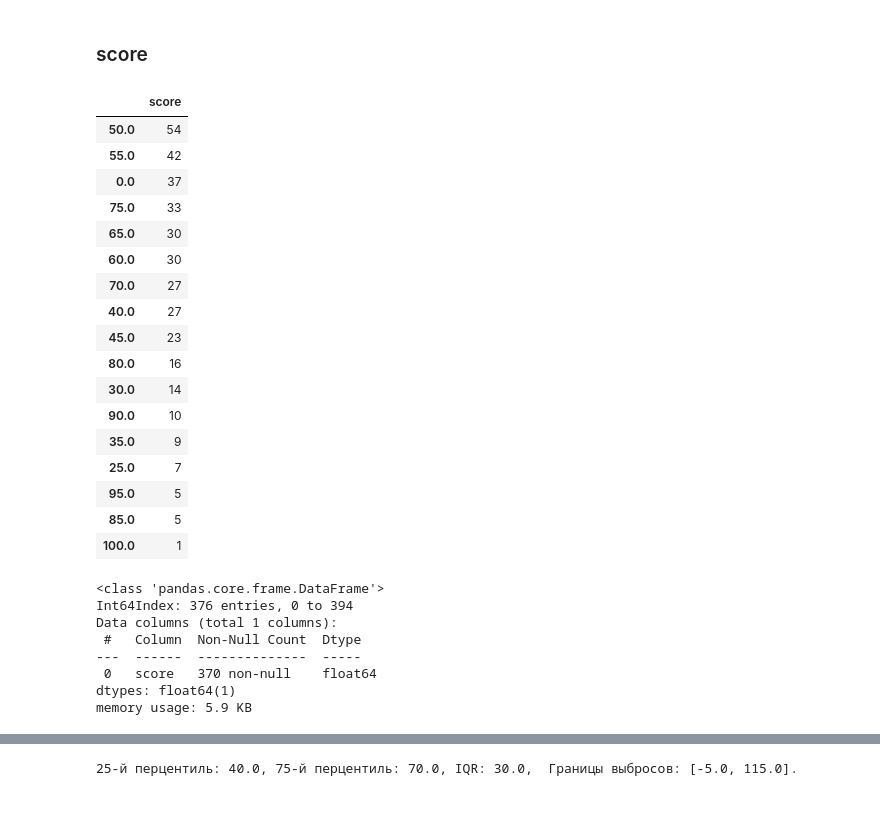
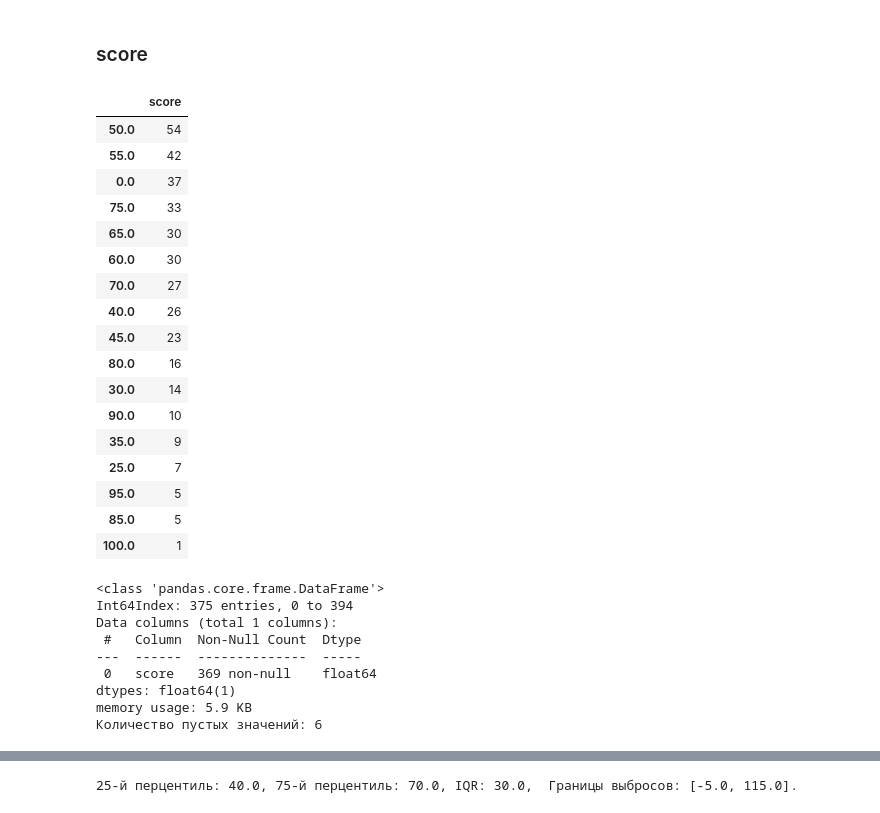
Before and after one commit to Ferattie/skillfactory-datascience, a Jupyter notebook: module_2/project_2.ipynb, the cells around one changed output, grey strips where cells are left out. Saved outputs shown, nothing was run; the diff lists cells and outputs as text; code cells hidden in the pictures.

```diff
--- a/module_2/project_2.ipynb
+++ b/module_2/project_2.ipynb
@@ -30,6 +36,11 @@ def get_boxplot(column):
     plt.xticks(rotation=45)
     ax.set_title('Boxplot for ' + column)
     plt.show()
+# %%
+def show_base_info(column):
+    display(pd.DataFrame(students[column].value_counts()))
+    students.loc[:, [column]].info()
+    print('Количество пустых значений:', students[column].isnull().sum())
 # %%
 # Визуальная оценка сырых данных
 display(students.head(10))
@@ -783,36 +836,36 @@ plt.legend();
 students = students.loc[(students.absences.between(p25 - 1.5*iqr, p75 + 1.5*iqr)) | students.absences.isnull()]
 # %% [markdown]
 ### score
-# %%
-display(pd.DataFrame(students.score.value_counts()))
-students.loc[:, ['score']].info()
-# %% [output]
-|  | score |
-| 50.0 | 54 |
-| 55.0 | 42 |
-| 0.0 | 37 |
-| 75.0 | 33 |
-| 65.0 | 30 |
-| 60.0 | 30 |
-| 70.0 | 27 |
-| 40.0 | 27 |
-| 45.0 | 23 |
-| 80.0 | 16 |
-| 30.0 | 14 |
-| 90.0 | 10 |
-| 35.0 | 9 |
-| 25.0 | 7 |
-| 95.0 | 5 |
-| 85.0 | 5 |
-| 100.0 | 1 |
-<class 'pandas.core.frame.DataFrame'>
-Int64Index: 376 entries, 0 to 394
-Data columns (total 1 columns):
- #   Column  Non-Null Count  Dtype
----  ------  --------------  -----
- 0   score   370 non-null    float64
-dtypes: float64(1)
-memory usage: 5.9 KB
+# %%
+show_base_info('score')
+# %% [output]
+|  | score |
+| 50.0 | 54 |
+| 55.0 | 42 |
+| 0.0 | 37 |
+| 75.0 | 33 |
+| 65.0 | 30 |
+| 60.0 | 30 |
+| 70.0 | 27 |
+| 40.0 | 26 |
+| 45.0 | 23 |
+| 80.0 | 16 |
+| 30.0 | 14 |
+| 90.0 | 10 |
+| 35.0 | 9 |
+| 25.0 | 7 |
+| 95.0 | 5 |
+| 85.0 | 5 |
+| 100.0 | 1 |
+<class 'pandas.core.frame.DataFrame'>
+Int64Index: 375 entries, 0 to 394
+Data columns (total 1 columns):
+ #   Column  Non-Null Count  Dtype
+---  ------  --------------  -----
+ 0   score   369 non-null    float64
+dtypes: float64(1)
+memory usage: 5.9 KB
+Количество пустых значений: 6
 # %%
 students.score.hist()
 students.score.describe()
```
Also changed, not shown: parts of 74 cells of this notebook.
